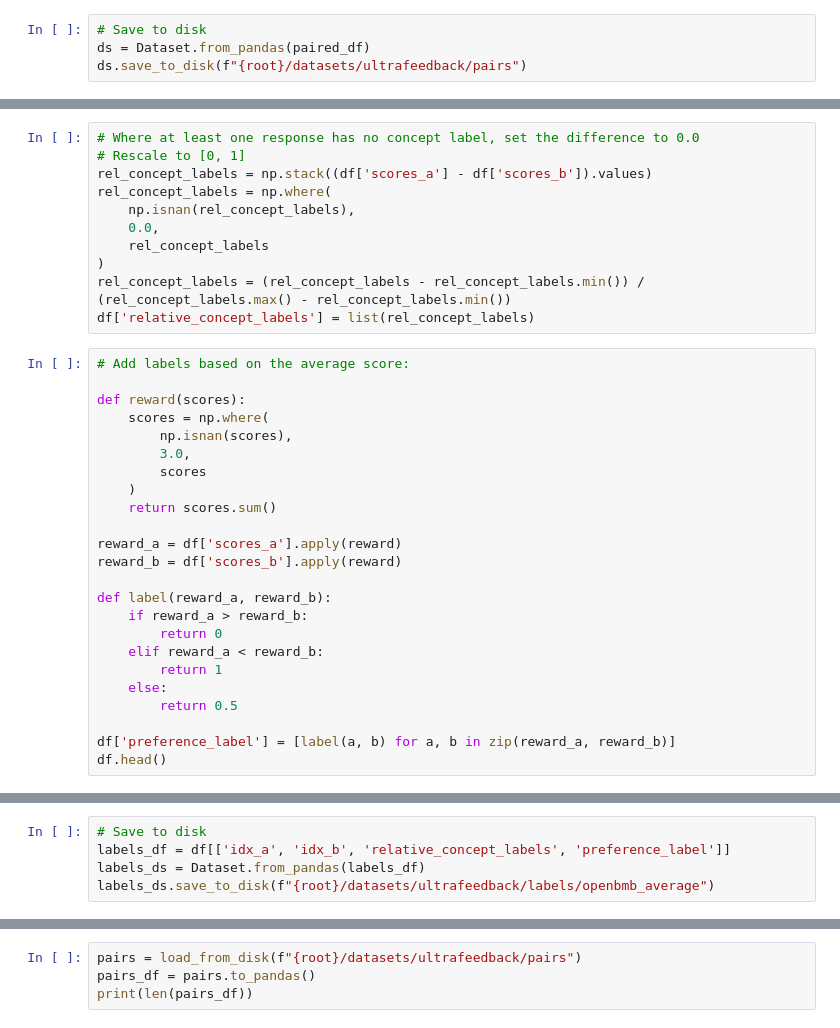
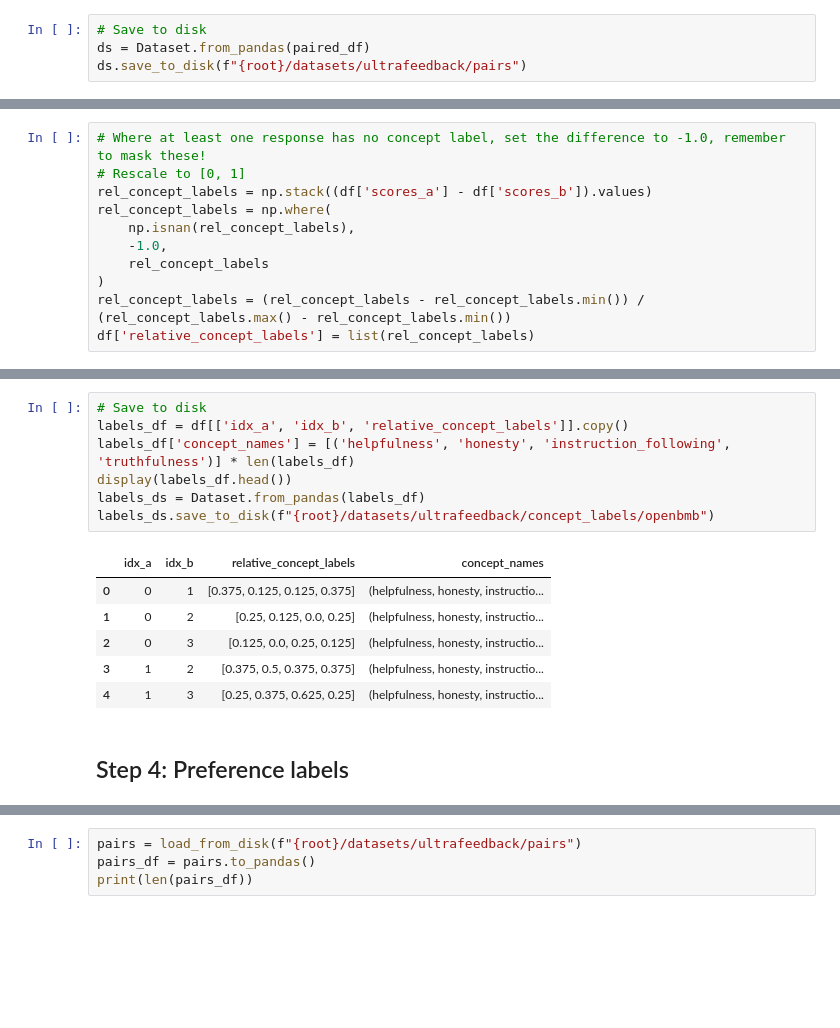
Before and after one commit to kasia-kobalczyk/cb-rm, a Jupyter notebook: src/data/get_uf_dataset.ipynb, the cells around one changed output, grey strips where cells are left out. Saved outputs shown, nothing was run; the diff lists cells and outputs as text; blank space fills up the shorter version.

```diff
--- a/src/data/get_uf_dataset.ipynb
+++ b/src/data/get_uf_dataset.ipynb
@@ -143,37 +143,13 @@ df.head()
 | 3 | \n\nA federal judge on Thursday r... | According to the text, there is n... | Based on the provided context, th... | 1 | 2 | [2.0, 4.0, 4.0, 3.0] | [3.0, 4.0, 5.0, 4.0] |
 | 4 | \n\nA federal judge on Thursday r... | According to the text, there is n... | It is difficult to determine the ... | 1 | 3 | [2.0, 4.0, 4.0, 3.0] | [4.0, 5.0, 3.0, 5.0] |
 # %%
-# Where at least one response has no concept label, set the difference to 0.0
+# Where at least one response has no concept label, set the difference to -1.0, remember to mask these!
 # Rescale to [0, 1]
 rel_concept_labels = np.stack((df['scores_a'] - df['scores_b']).values)
 rel_concept_labels = np.where(
     np.isnan(rel_concept_labels),
-    0.0,
+    -1.0,
     rel_concept_labels
 )
 rel_concept_labels = (rel_concept_labels - rel_concept_labels.min()) / (rel_concept_labels.max() - rel_concept_labels.min())
 df['relative_concept_labels'] = list(rel_concept_labels)
-# %%
-# Add labels based on the average score:
-
-def reward(scores):
-    scores = np.where(
-        np.isnan(scores),
-        3.0,
-        scores
-    )
-    return scores.sum()
-
-reward_a = df['scores_a'].apply(reward)
-reward_b = df['scores_b'].apply(reward)
-
-def label(reward_a, reward_b):
-    if reward_a > reward_b:
-        return 0
-    elif reward_a < reward_b:
-        return 1
-    else:
-        return 0.5
-
-df['preference_label'] = [label(a, b) for a, b in zip(reward_a, reward_b)]
-df.head()
@@ -187,5 +156,16 @@ df.head()
 # %%
 # Save to disk
-labels_df = df[['idx_a', 'idx_b', 'relative_concept_labels', 'preference_label']]
+labels_df = df[['idx_a', 'idx_b', 'relative_concept_labels']].copy()
+labels_df['concept_names'] = [('helpfulness', 'honesty', 'instruction_following', 'truthfulness')] * len(labels_df)
+display(labels_df.head())
 labels_ds = Dataset.from_pandas(labels_df)
-labels_ds.save_to_disk(f"{root}/datasets/ultrafeedback/labels/openbmb_average")
+labels_ds.save_to_disk(f"{root}/datasets/ultrafeedback/concept_labels/openbmb")
+# %% [output]
+|  | idx_a | idx_b | relative_concept_labels | concept_names |
+| 0 | 0 | 1 | [0.375, 0.125, 0.125, 0.375] | (helpfulness, honesty, instructio... |
+| 1 | 0 | 2 | [0.25, 0.125, 0.0, 0.25] | (helpfulness, honesty, instructio... |
+| 2 | 0 | 3 | [0.125, 0.0, 0.25, 0.125] | (helpfulness, honesty, instructio... |
+| 3 | 1 | 2 | [0.375, 0.5, 0.375, 0.375] | (helpfulness, honesty, instructio... |
+| 4 | 1 | 3 | [0.25, 0.375, 0.625, 0.25] | (helpfulness, honesty, instructio... |
+# %% [markdown]
+## Step 4: Preference labels
```
Also changed, not shown: parts of 6 cells of this notebook, 5 other files.
